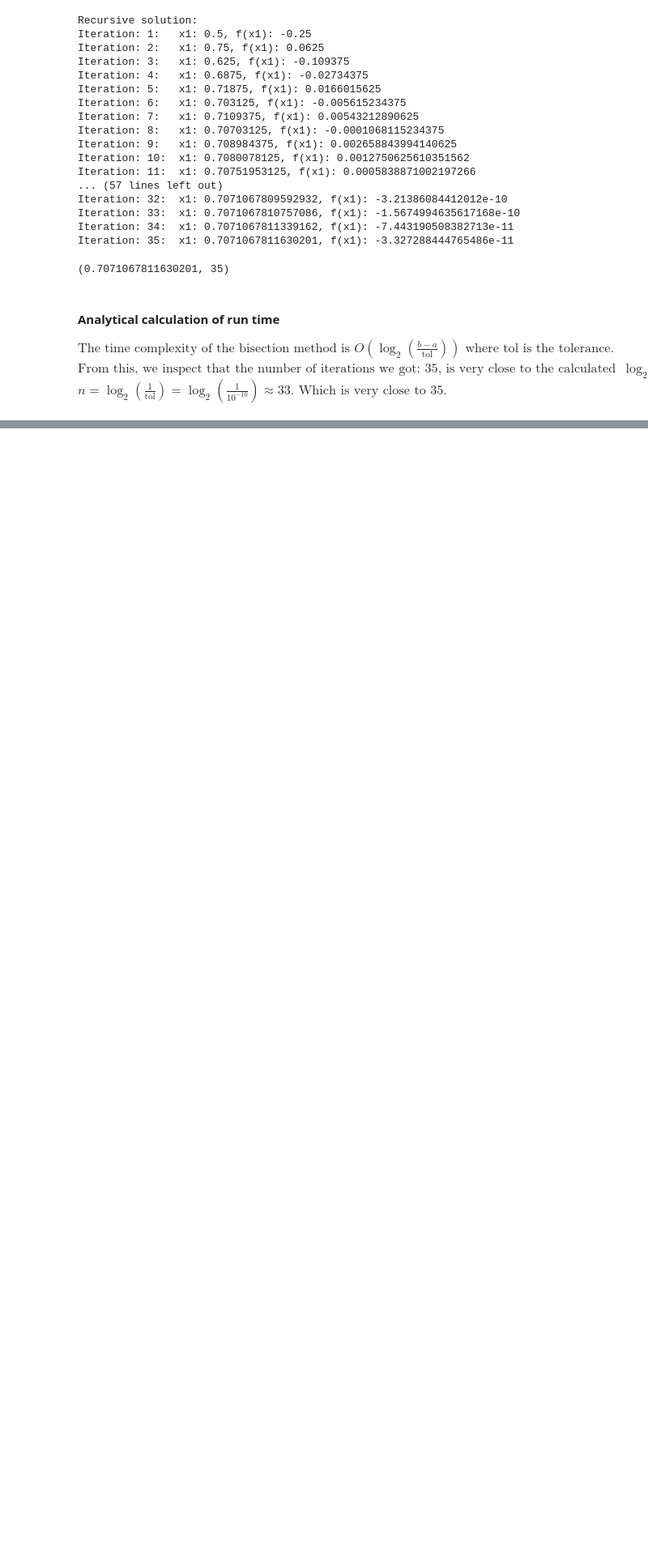
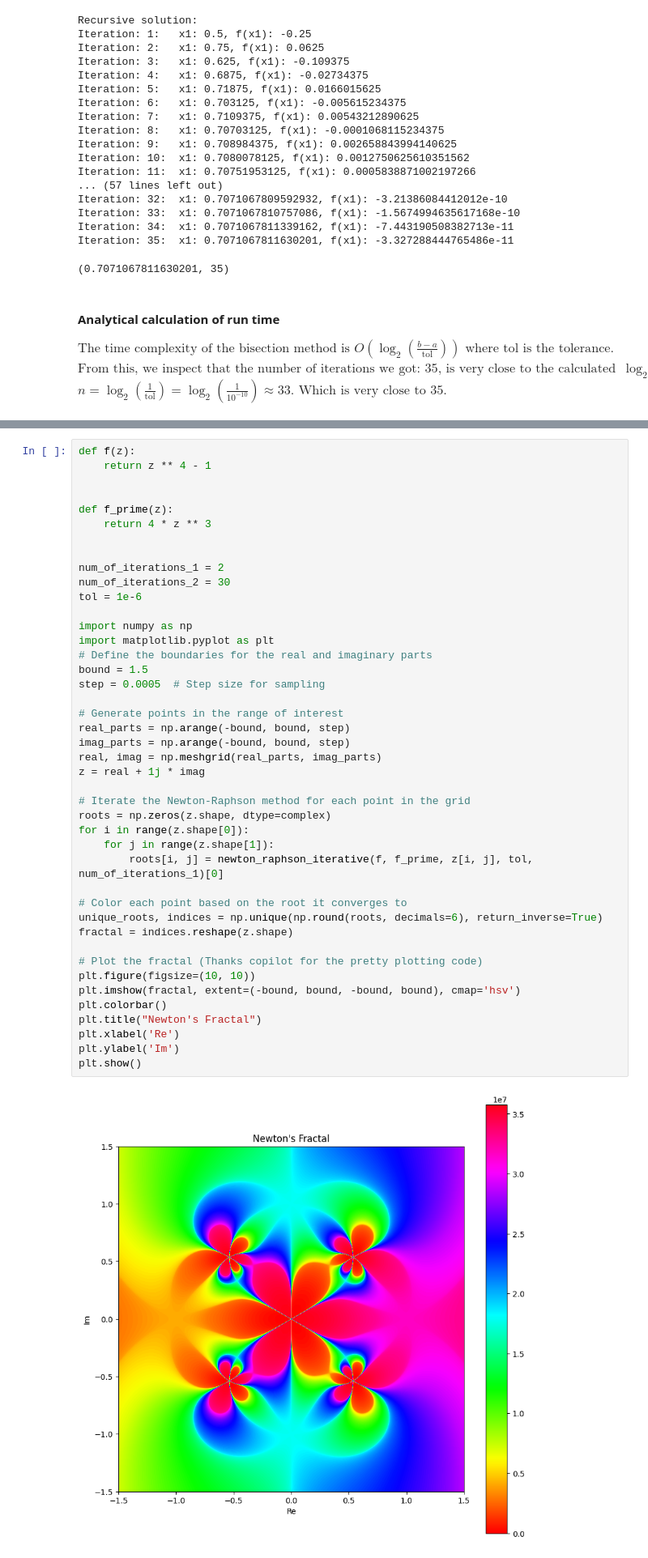
Before and after one commit to GalD101/Numerical-Analysis, a Jupyter notebook: Assignment 4/assignment4.ipynb, the cells around one changed output, grey strips where cells are left out. Shown at 81% size. Saved outputs shown, nothing was run; the diff lists cells and outputs as text; blank space fills up the shorter version.

Commit message:
pretty but probably wrong :( stupid copilot

```diff
--- a/Assignment 4/assignment4.ipynb
+++ b/Assignment 4/assignment4.ipynb
@@ -272,0 +335,45 @@ $ n = \log_2(\frac{1}{\text{tol}}) = \log_2(\frac{1}{{10^{-10}}}) \approx 33 \te
+# %%
+def f(z):
+    return z ** 4 - 1
+
+
+def f_prime(z):
+    return 4 * z ** 3
+
+
+num_of_iterations_1 = 2
+num_of_iterations_2 = 30
+tol = 1e-6
+
+import numpy as np
+import matplotlib.pyplot as plt
+# Define the boundaries for the real and imaginary parts
+bound = 1.5
+step = 0.0005  # Step size for sampling
+
+# Generate points in the range of interest
+real_parts = np.arange(-bound, bound, step)
+imag_parts = np.arange(-bound, bound, step)
+real, imag = np.meshgrid(real_parts, imag_parts)
+z = real + 1j * imag
+
+# Iterate the Newton-Raphson method for each point in the grid
+roots = np.zeros(z.shape, dtype=complex)
+for i in range(z.shape[0]):
+    for j in range(z.shape[1]):
+        roots[i, j] = newton_raphson_iterative(f, f_prime, z[i, j], tol, num_of_iterations_1)[0]
+
+# Color each point based on the root it converges to
+unique_roots, indices = np.unique(np.round(roots, decimals=6), return_inverse=True)
+fractal = indices.reshape(z.shape)
+
+# Plot the fractal (Thanks copilot for the pretty plotting code)
+plt.figure(figsize=(10, 10))
+plt.imshow(fractal, extent=(-bound, bound, -bound, bound), cmap='hsv')
+plt.colorbar()
+plt.title("Newton's Fractal")
+plt.xlabel('Re')
+plt.ylabel('Im')
+plt.show()
+# %% [output]
+[figure, added]
```
Also changed, not shown: parts of 8 cells of this notebook.
